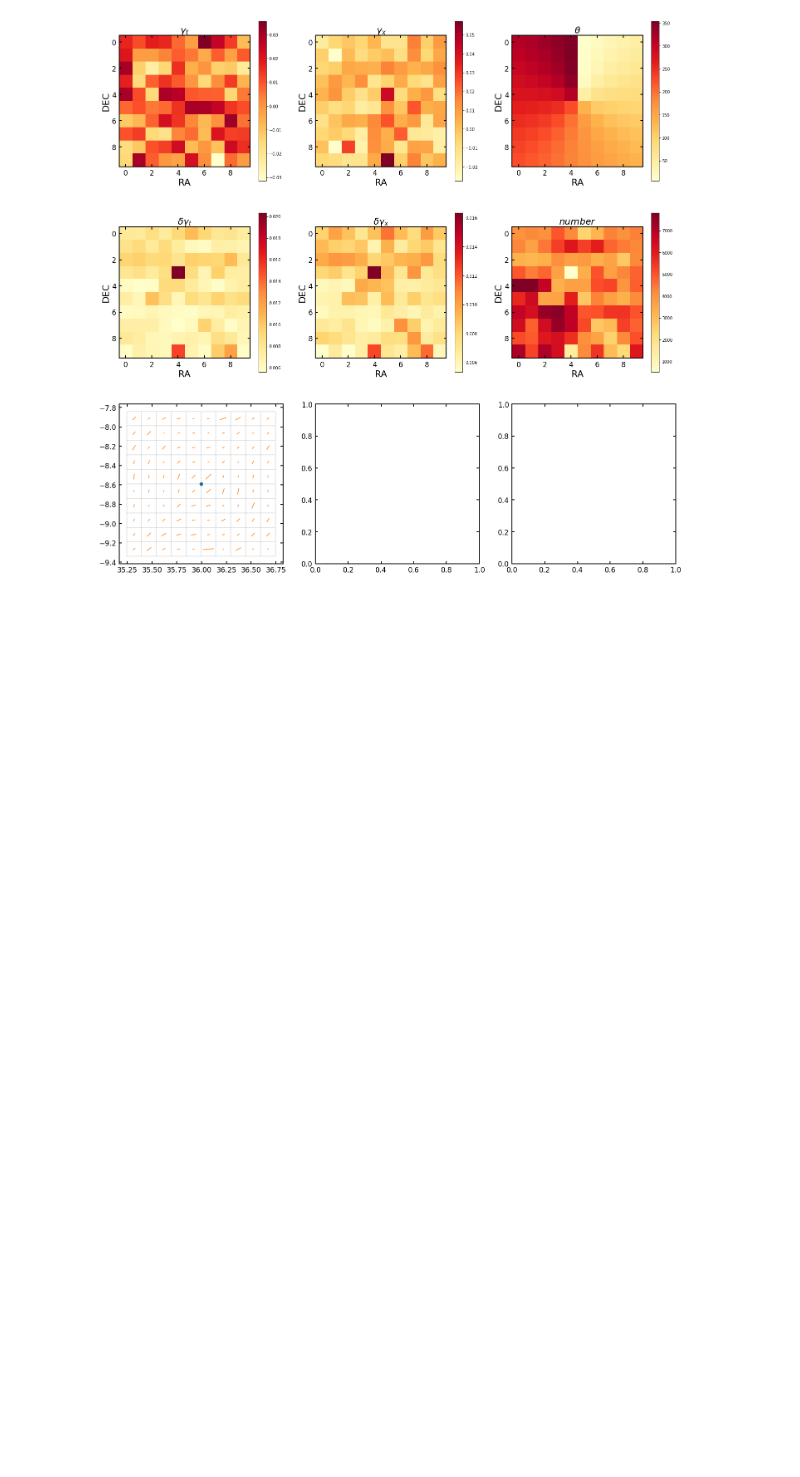
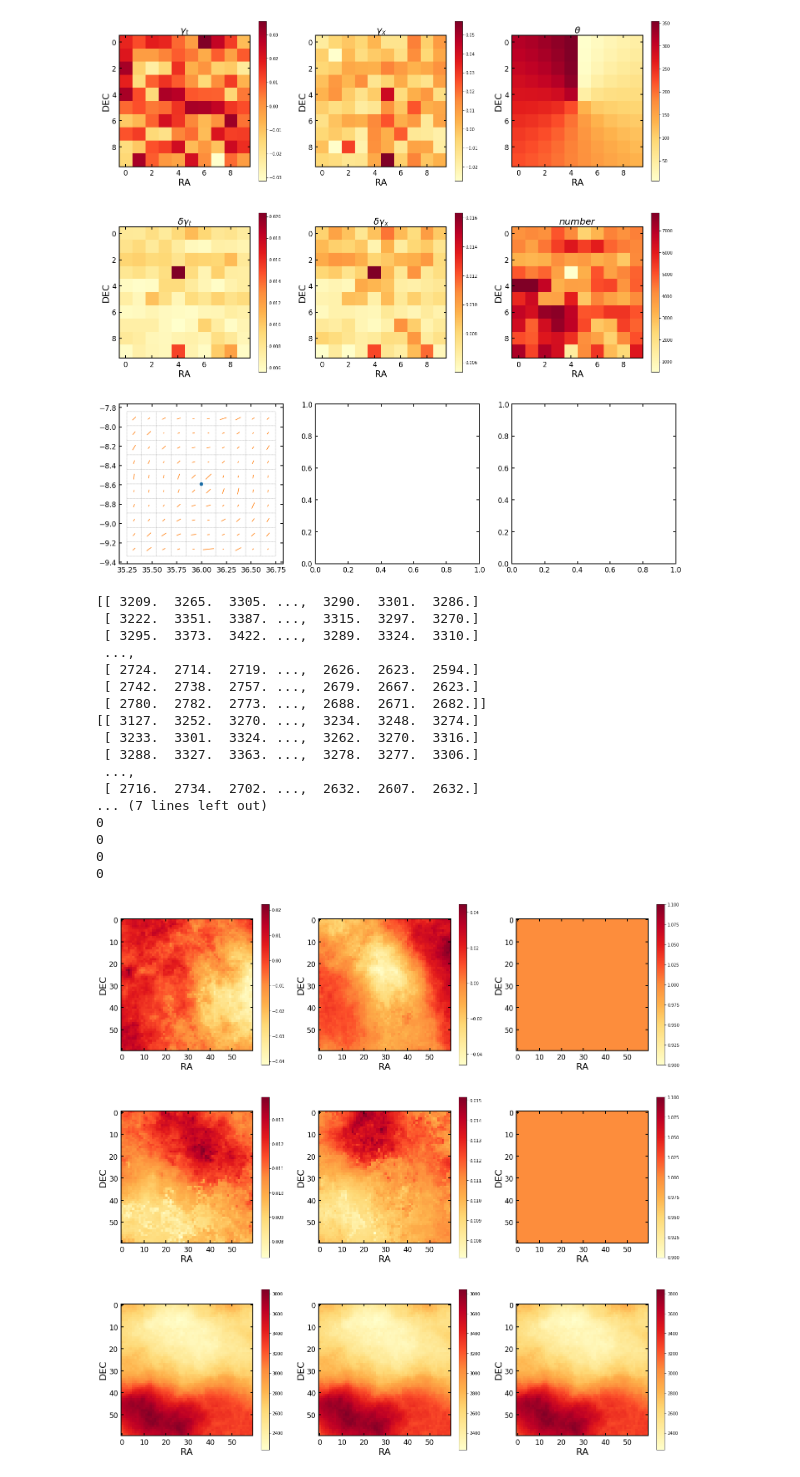
Before and after one commit to hekunlie/astrophy-research, a Jupyter notebook: jupyter/Untitled2.ipynb, the cells around one changed output. Drawn from its saved outputs; the diff is of its cells as text; code cells hidden in the pictures; blank space fills up the shorter version.

```diff
--- a/jupyter/Untitled2.ipynb
+++ b/jupyter/Untitled2.ipynb
@@ -80,3 +80,61 @@ for i in range(ny):
 img.save_img(data_path + "result.png")
 # %% [output]
 [figure]
+# %%
+data_path = "/mnt/ddnfs/data_users/hkli/CFHT/gg_lensing/result/mass_map/CFHT_cluster/w_1/source_0/"
+
+gets_item = [["para", "nx", "0"], ["para", "ny", "0"]]
+para_items = tool_box.config(data_path+"result.dat", ["get", "get"], gets_item)
+
+nx, ny = int(para_items[0]), int(para_items[1])
+
+inverse = range(ny-1,-1,-1)
+
+result_astro = numpy.load(data_path + "result.astropy.npz")["arr_0"]
+result = numpy.load(data_path + "result.npz")["arr_0"]
+print(result[4*ny:5*ny])
+print(result_astro[4*ny:5*ny])
+g1 = result[:ny]
+g1_sig = result[ny:2*ny]
+g2 = result[2*ny:3*ny]
+g2_sig = result[3*ny:4*ny]
+num = result[4*ny:5*ny]
+fit_1 = result[5*ny:6*ny]
+fit_2 = result[6*ny:7*ny]
+
+datas = [[g1,g2, fit_1],[g1_sig, g2_sig, fit_2 ],[num,num,num]]
+
+img = plot_tool.Image_Plot(fig_x=8, fig_y=8)
+img.create_subfig(3,3)
+cmap = plt.get_cmap('YlOrRd')
+sm = plt.cm.ScalarMappable(cmap=cmap)
+
+for i in range(3):
+    for j in range(3):
+        idx = datas[i][j] < -1
+        print(idx.sum())
+
+        ax = img.axs[i][j].imshow(datas[i][j][inverse],cmap=cmap)
+        img.tick_label(i,j, 1, "RA")
+        img.tick_label(i,j, 0, "DEC")
+#         img.axs[i][j].set_title(titles[i][j],fontsize=img.xy_lb_size)
+        img.figure.colorbar(ax, ax=img.axs[i][j])
+# %% [output]
+[[ 3209.  3265.  3305. ...,  3290.  3301.  3286.]
+ [ 3222.  3351.  3387. ...,  3315.  3297.  3270.]
+ [ 3295.  3373.  3422. ...,  3289.  3324.  3310.]
+ ...,
+ [ 2724.  2714.  2719. ...,  2626.  2623.  2594.]
+ [ 2742.  2738.  2757. ...,  2679.  2667.  2623.]
+ [ 2780.  2782.  2773. ...,  2688.  2671.  2682.]]
+[[ 3127.  3252.  3270. ...,  3234.  3248.  3274.]
+ [ 3233.  3301.  3324. ...,  3262.  3270.  3316.]
+ [ 3288.  3327.  3363. ...,  3278.  3277.  3306.]
+ ...,
+ [ 2716.  2734.  2702. ...,  2632.  2607.  2632.]
+... (7 lines left out)
+0
+0
+0
+0
+[figure, added]
```
Also changed, not shown: parts of 2 cells of this notebook, 38 other files.
